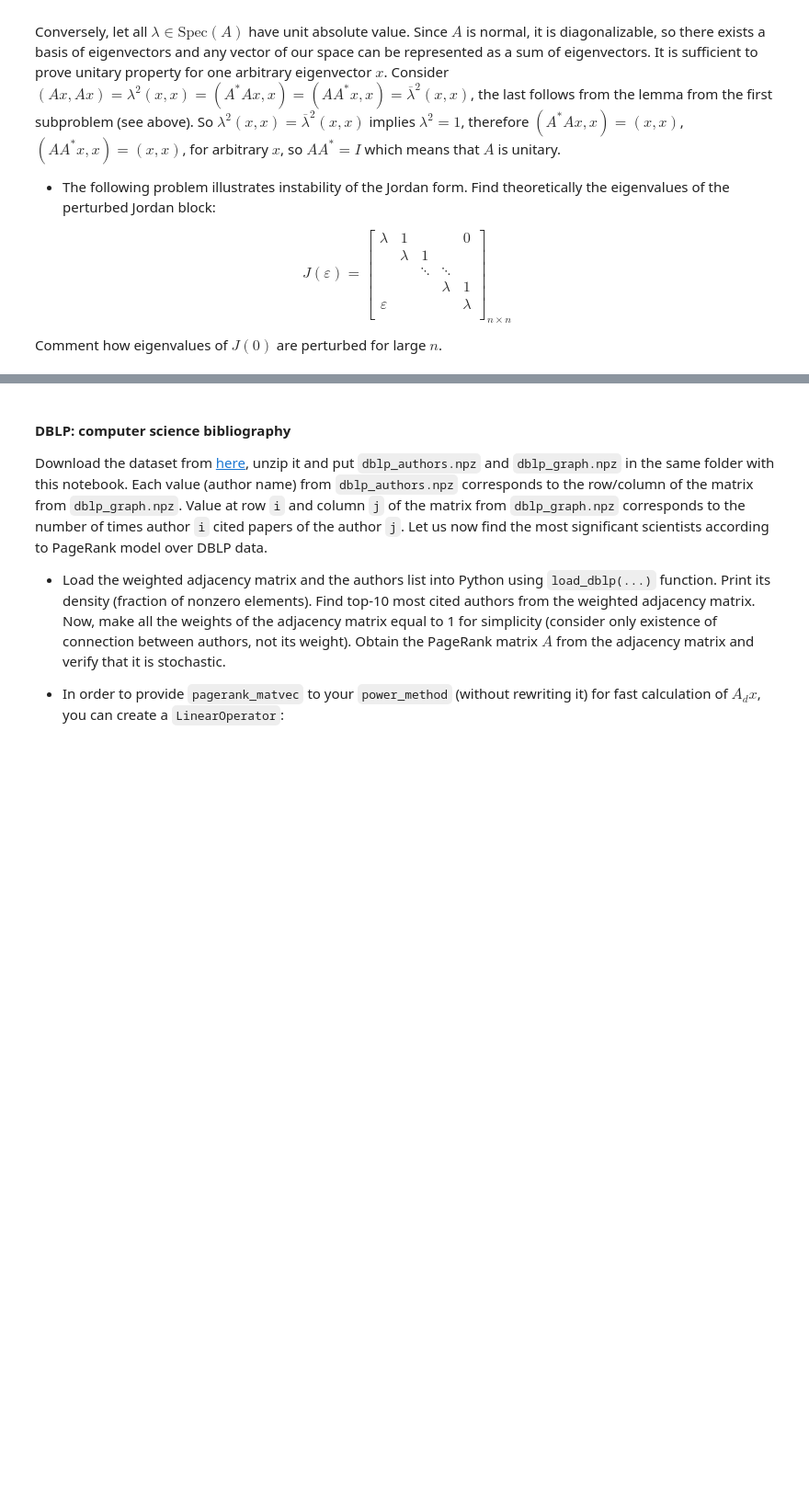
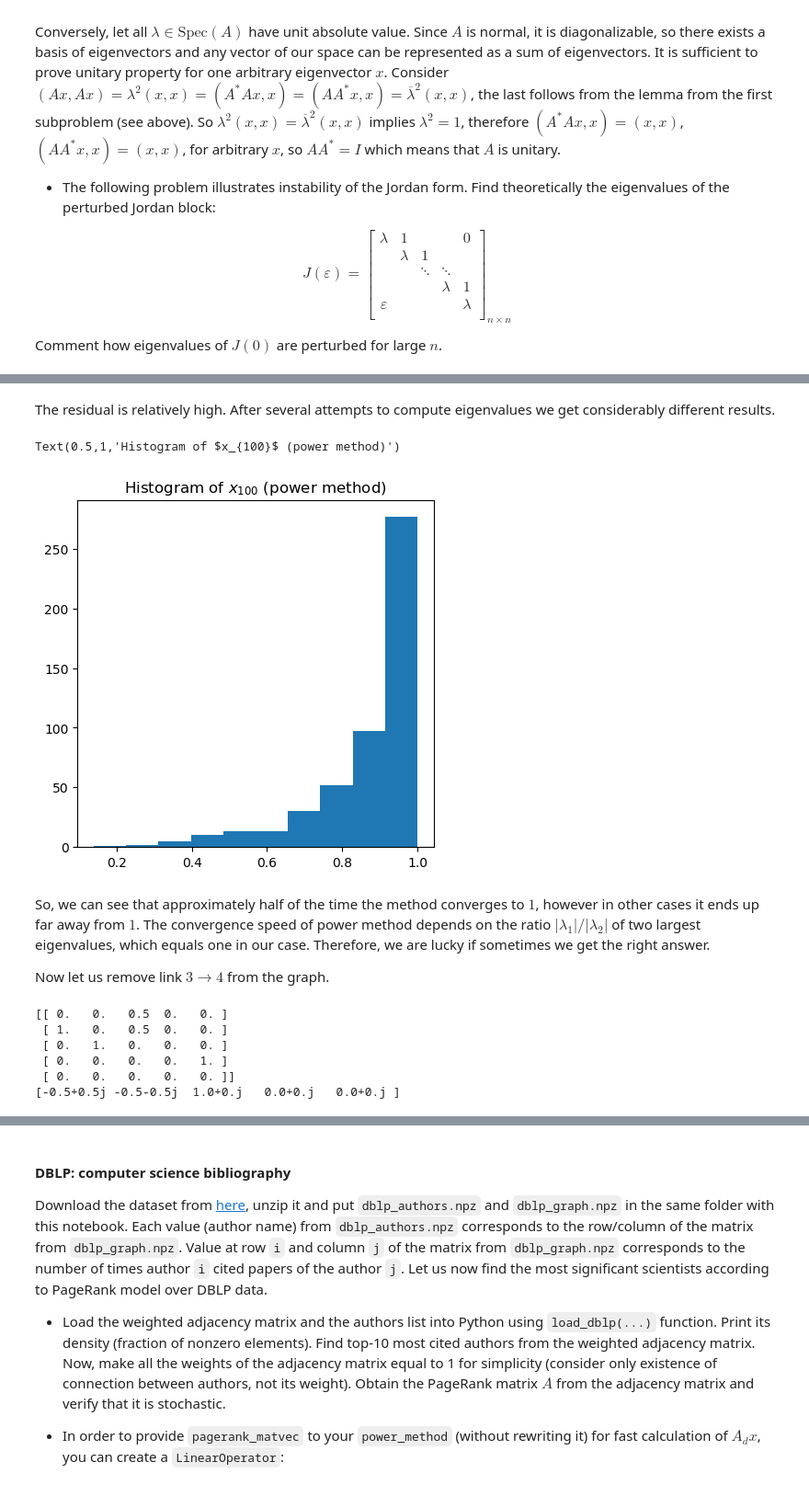
Before and after one commit to XuMuK1/NLA_HW, a Jupyter notebook: Pset2/pset2.ipynb, the cells around one changed output, grey strips where cells are left out. Shown at 92% size. Cells and saved outputs as stored; diff of their text form; code cells hidden in the pictures; blank space fills up the shorter version.

```diff
--- a/Pset2/pset2.ipynb
+++ b/Pset2/pset2.ipynb
@@ -626,0 +807,37 @@ print(power_method(np.matrix([[2,-1],[-1,2]]),np.array([-355,35]),10))
+# %% [markdown]
+The residual is relatively high. After several attempts to compute eigenvalues we get considerably different results.
+# %%
+lam_pow=np.zeros(500)
+for kk in np.arange(500):
+    (_,lam_pow[kk],_)=(G_pr_eigv_pow,G_pr_lam_pow,G_pr_res_pow)=power_method(G_pr,np.random.uniform(0,5,size=(G_pr.shape[0],)),100)
+# %%
+f, ax = plt.subplots(figsize=(5,5))
+
+ax.hist(lam_pow)
+ax.set_title(r"Histogram of $x_{100}$ (power method)")
+# %% [output]
+Text(0.5,1,'Histogram of $x_{100}$ (power method)')
+[figure, added]
+# %% [markdown]
+So, we can see that approximately half of the time the method converges to $1$, however in other cases it ends up far away from $1$. The convergence speed of power method depends on the ratio $\vert \lambda_1 \vert /\vert\lambda_2 \vert$ of two largest eigenvalues, which equals one in our case. Therefore, we are lucky if sometimes we get the right answer.
+
+Now let us remove link $3 \rightarrow 4$ from the graph.
+# %%
+G=np.array([[0,1,0,0,0],
+            [0,0,1,0,0],
+            [1,1,0,0,0],
+            [0,0,0,0,0],
+            [0,0,0,1,0]
+                        ])
+G_pr=pagerank_matrix(G)
+print(G_pr)
+
+(G_eigv,_)=np.linalg.eig(G_pr)
+print(G_eigv)
+# %% [output]
+[[ 0.   0.   0.5  0.   0. ]
+ [ 1.   0.   0.5  0.   0. ]
+ [ 0.   1.   0.   0.   0. ]
+ [ 0.   0.   0.   0.   1. ]
+ [ 0.   0.   0.   0.   0. ]]
+[-0.5+0.5j -0.5-0.5j  1.0+0.j   0.0+0.j   0.0+0.j ]
```
Also changed, not shown: parts of 67 cells of this notebook.
